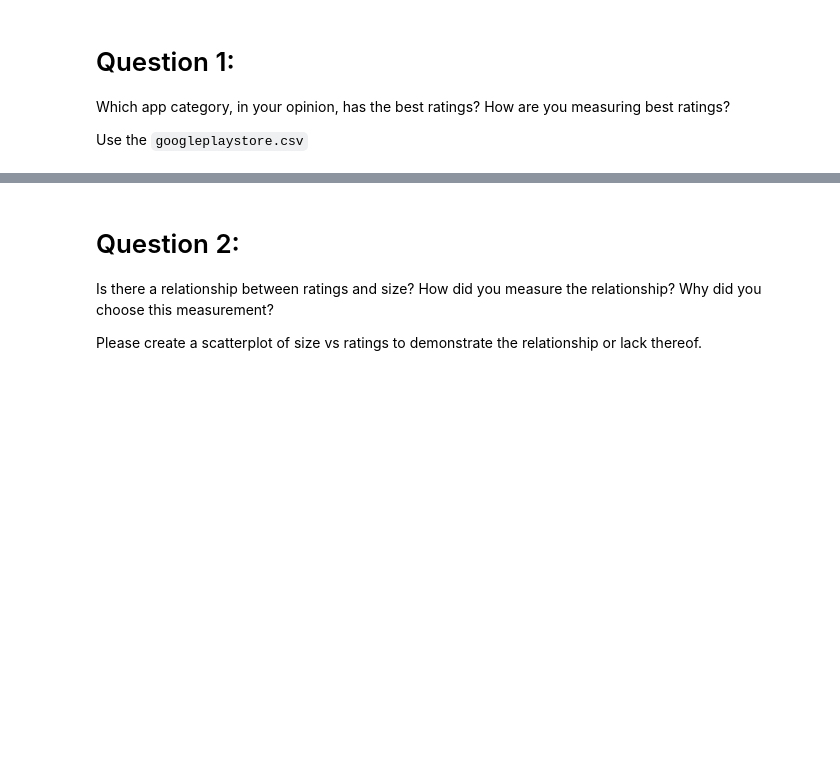
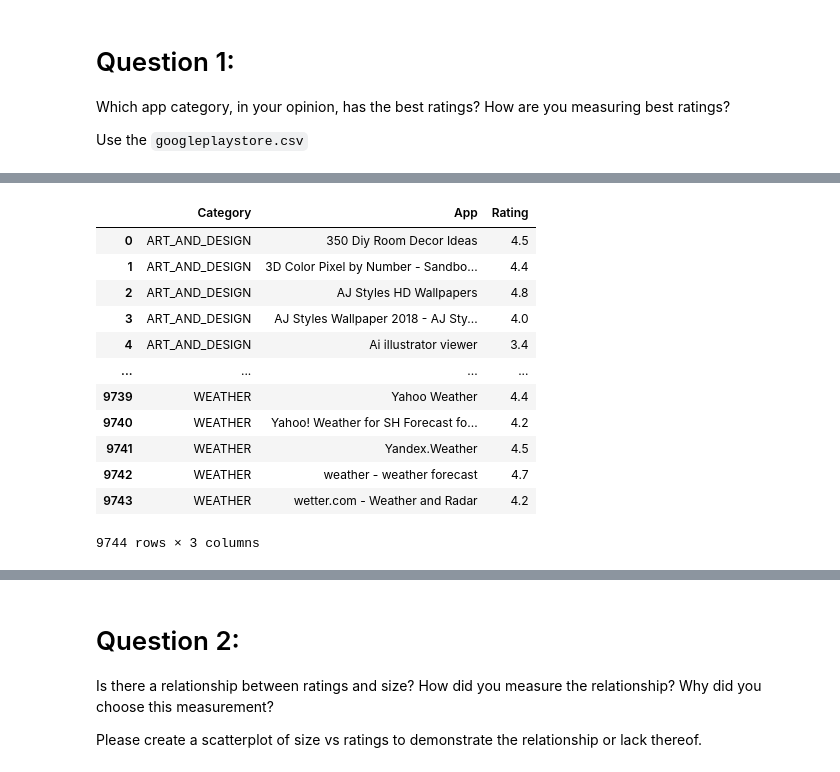
Before and after one commit to sethchart/mod1-case-study-eda, a Jupyter notebook: workbook.ipynb, the cells around one changed output, grey strips where cells are left out. Drawn from its saved outputs; the diff is of its cells as text; code cells hidden in the pictures; blank space fills up the shorter version.

```diff
--- a/workbook.ipynb
+++ b/workbook.ipynb
@@ -31,0 +292,17 @@ Use the `googleplaystore.csv`
+# %%
+rating_aggregated_by_app = google_play_df[['App', 'Category', 'Rating']].groupby(['Category', 'App']).median().reset_index()
+rating_aggregated_by_app
+# %% [output]
+|  | Category | App | Rating |
+| 0 | ART_AND_DESIGN | 350 Diy Room Decor Ideas | 4.5 |
+| 1 | ART_AND_DESIGN | 3D Color Pixel by Number - Sandbo... | 4.4 |
+| 2 | ART_AND_DESIGN | AJ Styles HD Wallpapers | 4.8 |
+| 3 | ART_AND_DESIGN | AJ Styles Wallpaper 2018 - AJ Sty... | 4.0 |
+| 4 | ART_AND_DESIGN | Ai illustrator viewer | 3.4 |
+| ... | ... | ... | ... |
+| 9739 | WEATHER | Yahoo Weather | 4.4 |
+| 9740 | WEATHER | Yahoo! Weather for SH Forecast fo... | 4.2 |
+| 9741 | WEATHER | Yandex.Weather | 4.5 |
+| 9742 | WEATHER | weather - weather forecast | 4.7 |
+| 9743 | WEATHER | wetter.com - Weather and Radar | 4.2 |
+9744 rows × 3 columns
```
Also changed, not shown: parts of 48 cells of this notebook.
